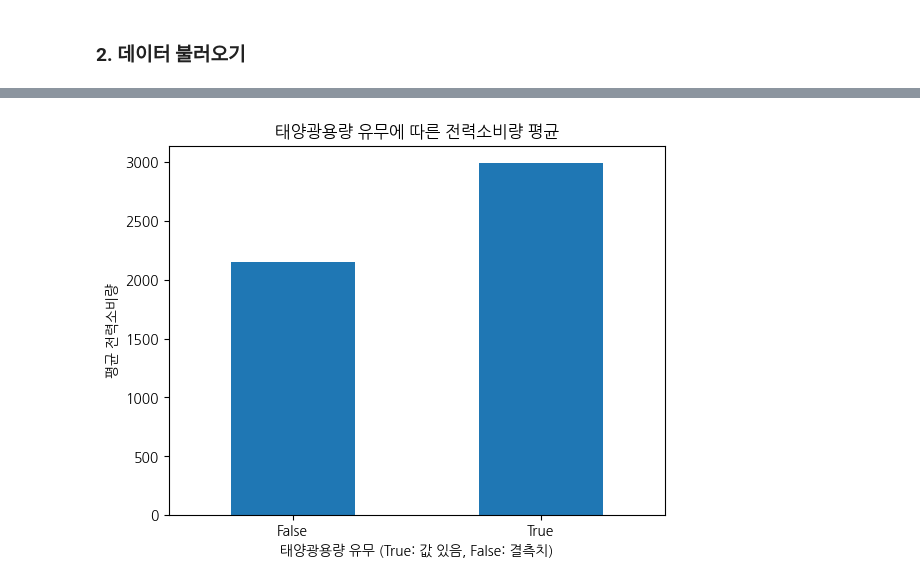
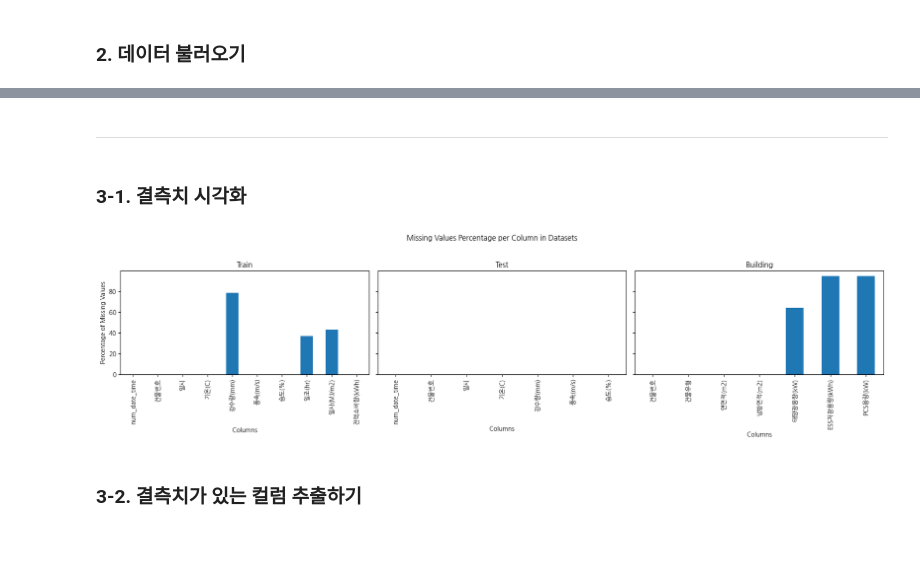
Before and after one commit to dongkieric98/-, a Jupyter notebook: electricity_EDA.ipynb, the cells around one changed output, grey strips where cells are left out. Drawn from its saved outputs; the diff is of its cells as text; code cells hidden in the pictures; blank space fills up the shorter version.

```diff
--- a/electricity_EDA.ipynb
+++ b/electricity_EDA.ipynb
@@ -53,5 +20,0 @@ test.head(5)
-# %%
-# 빌딩 정보 데이터에는 결측치가 없음을 확인할 수 있다.
-# 하지만 '-'으로 결측치가 표시되어 있기 때문에 다른 방식으로 결측치를 확인해야 함
-# 따라서 '-'로 되어 있는 값을 NAN 값으로 변경하는 과정이 필요하다.
-building = building.replace('-', np.nan)
@@ -142,18 +20,0 @@ plt.show()
-# %%
-# 건물유형 별 평균 전력 소비량 계산
-average_power_by_type = train.groupby('건물유형')['전력소비량(kWh)'].mean()
-
-# 시각화 설정
-plt.figure(figsize=(10, 6))
-ax = average_power_by_type.plot(kind='bar', color='skyblue')
-plt.title('건물유형 별 전력소비량 평균')
-plt.xlabel('건물유형')
-plt.ylabel('평균 전력소비량 (kWh)')
-
-# 바 위에 평균값 표시
-for p in ax.patches:
-    ax.annotate(f'{p.get_height():.2f}', (p.get_x() + p.get_width() / 2., p.get_height()),
-                ha='center', va='center', fontsize=11, color='black', xytext=(0, 5),
-                textcoords='offset points')
-
-plt.show()
@@ -191,10 +20,0 @@ plt.show()
-# %%
-# 태양광용량 유무에 따른 전력사용량 비교 시각화
-
-train.groupby(train['태양광용량(kW)'].notnull())['전력소비량(kWh)'].mean().plot(kind='bar', title='태양광용량 유무에 따른 전력소비량 평균')
-plt.xlabel('태양광용량 유무 (True: 값 있음, False: 결측치)')
-plt.ylabel('평균 전력소비량')
-plt.xticks(rotation=0)
-plt.show()
-# %% [output]
-[figure, removed]
@@ -200,0 +25,30 @@ plt.show()
+# %% [markdown]
+---------------
+# %% [markdown]
+### 3-1. 결측치 시각화
+# %%
+# '-'를 결측치로 변환하고, 결측치 비율을 계산하는 함수
+def calculate_missing_values(df):
+    df.replace('-', pd.NA, inplace=True)
+    return df.isnull().mean() * 100
+
+# 각 데이터프레임에 함수 적용
+datasets = {'Train': train, 'Test': test, 'Building': building}
+missing_data = {name: calculate_missing_values(df) for name, df in datasets.items()}
+
+# 시각화
+fig, axes = plt.subplots(1, 3, figsize=(18, 5), sharey=True)  # 서브플롯들 공유 Y 축 설정
+fig.suptitle('Missing Values Percentage per Column in Datasets')
+
+for ax, (title, data) in zip(axes, missing_data.items()):
+    data.plot.bar(ax=ax)
+    ax.set_title(title)
+    ax.set_ylabel('Percentage of Missing Values')
+    ax.set_xlabel('Columns')
+
+plt.tight_layout(rect=[0, 0.03, 1, 0.95])  # 상위 제목이 잘리지 않도록 조정
+plt.show()
+# %% [output]
+[figure, added]
+# %% [markdown]
+### 3-2. 결측치가 있는 컬럼 추출하기
```
Also changed, not shown: parts of 21 cells of this notebook.
